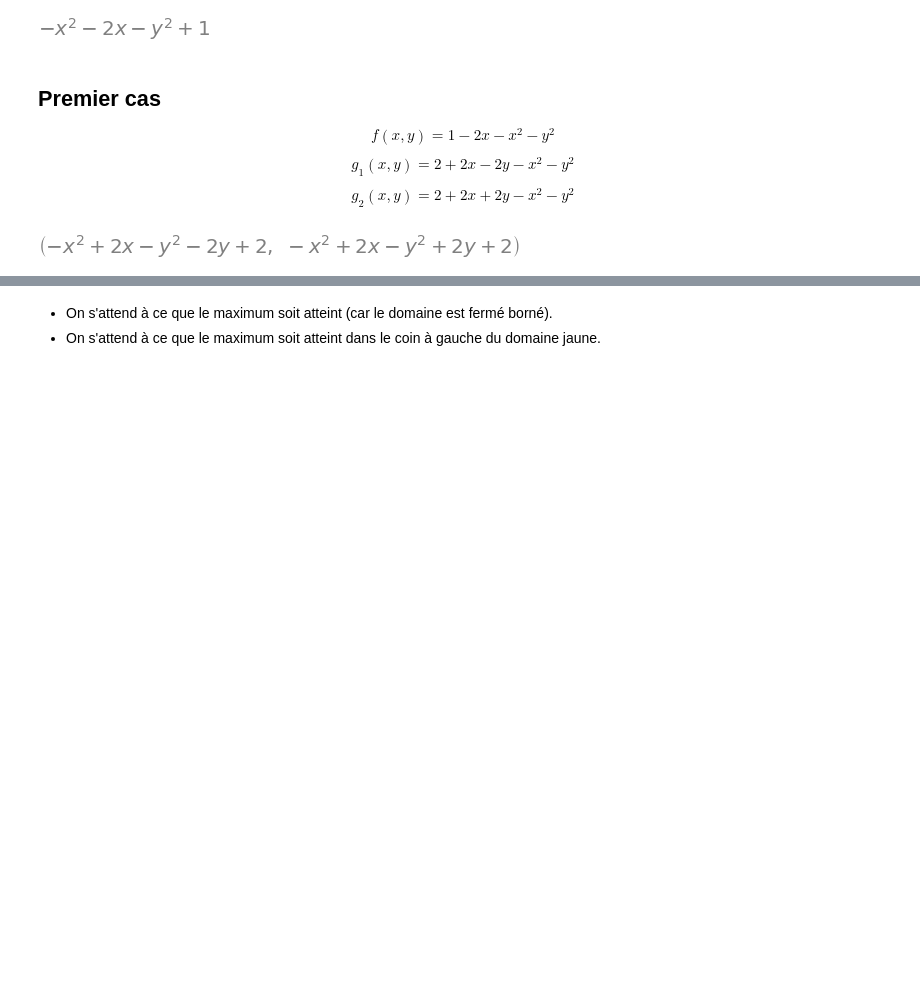
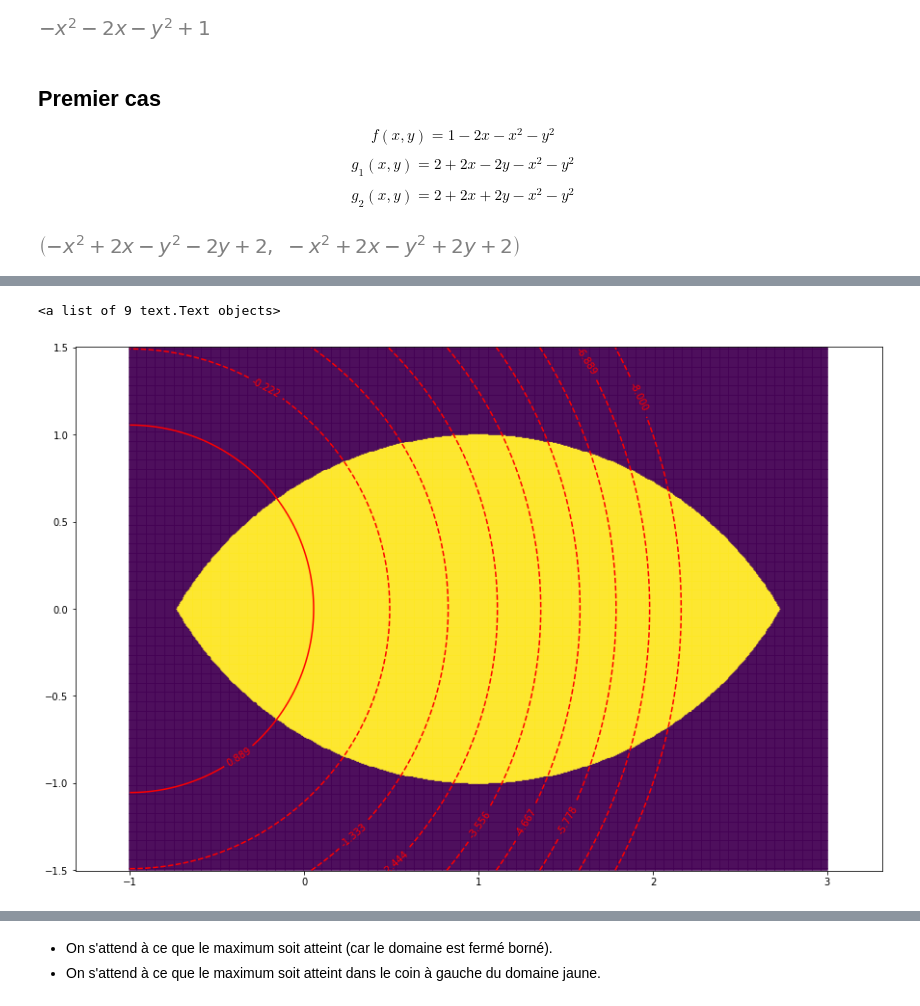
Before and after one commit to MECEN-TOURS/SI-2020-2021, a Jupyter notebook: exercice_introductif/Exercices.ipynb, the cells around one changed output, grey strips where cells are left out. Cells and saved outputs as stored; diff of their text form; code cells hidden in the pictures; blank space fills up the shorter version.

```diff
--- a/exercice_introductif/Exercices.ipynb
+++ b/exercice_introductif/Exercices.ipynb
@@ -72,0 +77,16 @@ repere.clabel(c)
+# %%
+%%time
+figure, repere = plt.subplots()
+repere.axis("equal")
+
+
+Z = np.where((G1 >= 0) & (G2 >= 0), 1, 0)
+repere.pcolormesh(X, Y, Z, cmap="viridis", alpha=0.5, shading="auto")
+
+c = repere.contour(X, Y, F, levels=np.linspace(-8, 2, 10), colors="red")
+repere.clabel(c)
+#c1 = repere.contour(X, Y, G1, levels=[0], colors="blue")
+#repere.clabel(c1)
+#c2 = repere.contour(X, Y, G2, levels=[0], colors="red")
+#repere.clabel(c2)
+# %% [output]
@@ -72,0 +95,2 @@ repere.clabel(c)
+<a list of 9 text.Text objects>
+[figure, added]
```
Also changed, not shown: parts of 7 cells of this notebook.
